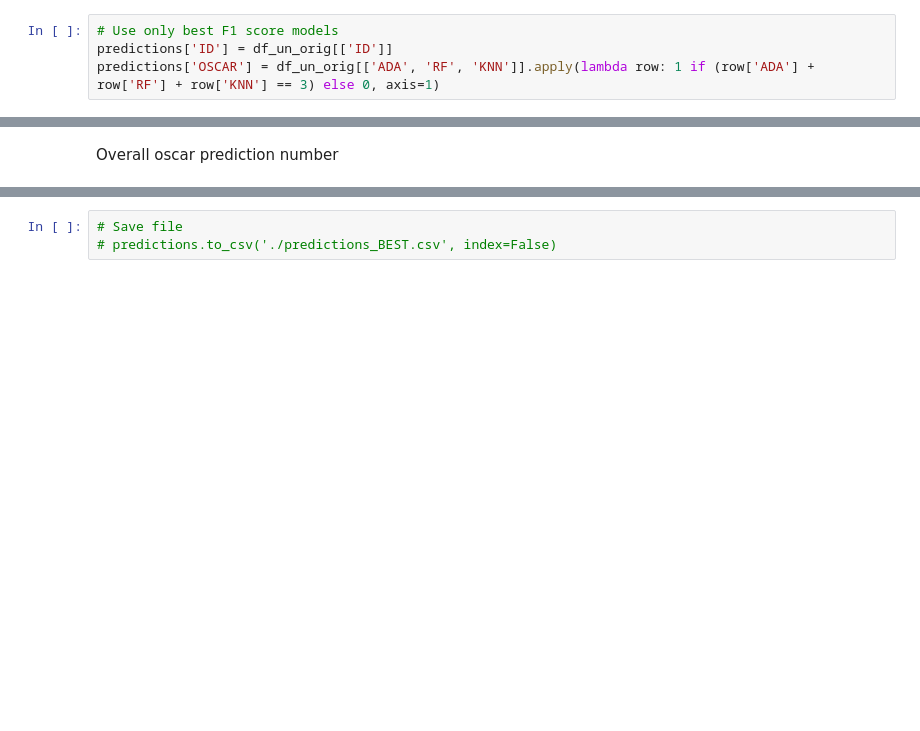
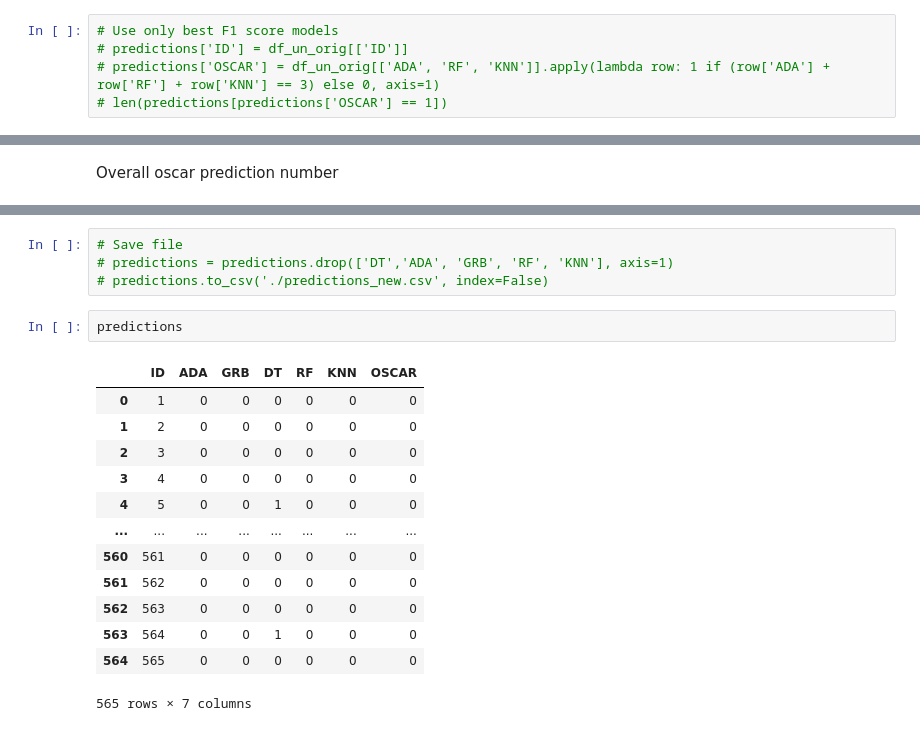
Before and after one commit to AAleksandros/HUA-DIT-Data-mining-project, a Jupyter notebook: classifiers-gridsearchcv copy.ipynb, the cells around one changed output, grey strips where cells are left out. Drawn from its saved outputs; the diff is of its cells as text; blank space fills up the shorter version.

```diff
--- a/classifiers-gridsearchcv copy.ipynb
+++ b/classifiers-gridsearchcv copy.ipynb
@@ -764,4 +819,5 @@ See the caveats in the documentation: https://pandas.pydata.org/pandas-docs/stab
 # %%
 # Use only best F1 score models
-predictions['ID'] = df_un_orig[['ID']]
-predictions['OSCAR'] = df_un_orig[['ADA', 'RF', 'KNN']].apply(lambda row: 1 if (row['ADA'] + row['RF'] + row['KNN'] == 3) else 0, axis=1)
+# predictions['ID'] = df_un_orig[['ID']]
+# predictions['OSCAR'] = df_un_orig[['ADA', 'RF', 'KNN']].apply(lambda row: 1 if (row['ADA'] + row['RF'] + row['KNN'] == 3) else 0, axis=1)
+# len(predictions[predictions['OSCAR'] == 1])
@@ -789,3 +833,20 @@ Unkn dataset predicted oscar ratio: 0.00% | Testing dataset oscar prediction rat
 # %%
 # Save file
-# predictions.to_csv('./predictions_BEST.csv', index=False)
+# predictions = predictions.drop(['DT','ADA', 'GRB', 'RF', 'KNN'], axis=1)
+# predictions.to_csv('./predictions_new.csv', index=False)
+# %%
+predictions
+# %% [output]
+|  | ID | ADA | GRB | DT | RF | KNN | OSCAR |
+| 0 | 1 | 0 | 0 | 0 | 0 | 0 | 0 |
+| 1 | 2 | 0 | 0 | 0 | 0 | 0 | 0 |
+| 2 | 3 | 0 | 0 | 0 | 0 | 0 | 0 |
+| 3 | 4 | 0 | 0 | 0 | 0 | 0 | 0 |
+| 4 | 5 | 0 | 0 | 1 | 0 | 0 | 0 |
+| ... | ... | ... | ... | ... | ... | ... | ... |
+| 560 | 561 | 0 | 0 | 0 | 0 | 0 | 0 |
+| 561 | 562 | 0 | 0 | 0 | 0 | 0 | 0 |
+| 562 | 563 | 0 | 0 | 0 | 0 | 0 | 0 |
+| 563 | 564 | 0 | 0 | 1 | 0 | 0 | 0 |
+| 564 | 565 | 0 | 0 | 0 | 0 | 0 | 0 |
+565 rows × 7 columns
```
Also changed, not shown: parts of 32 cells of this notebook, 6 other files.
